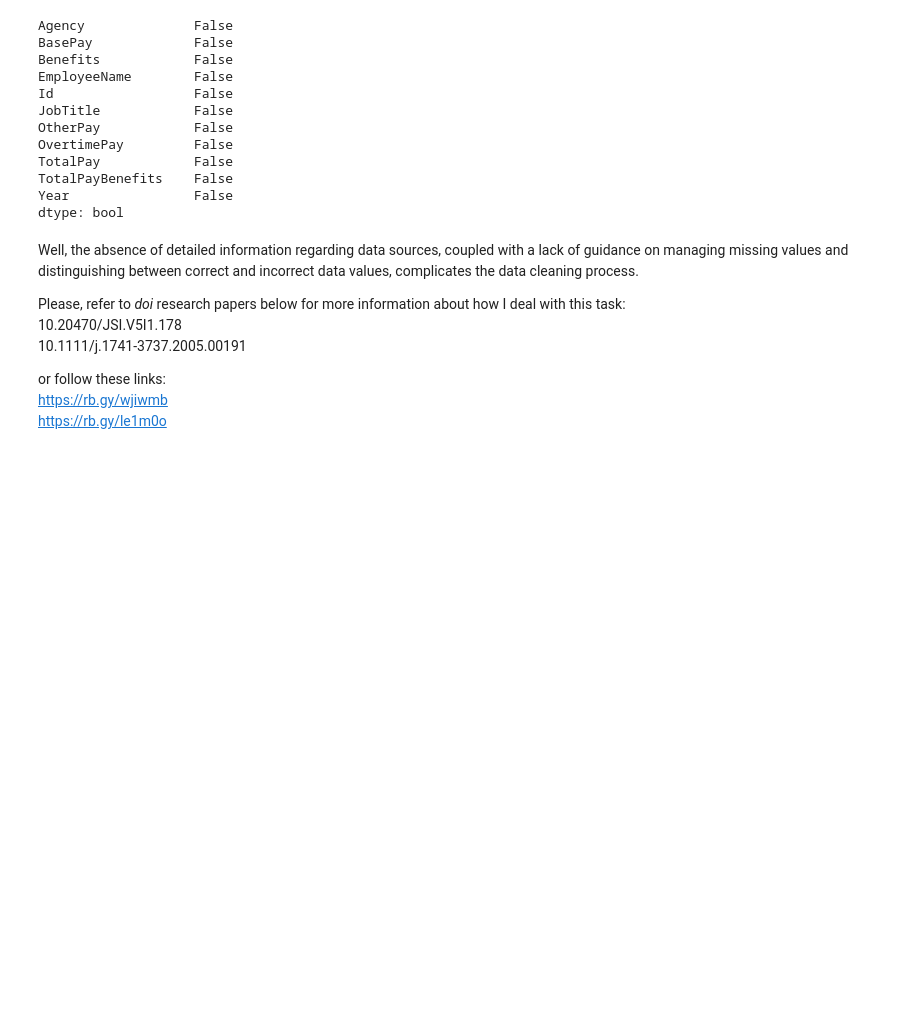
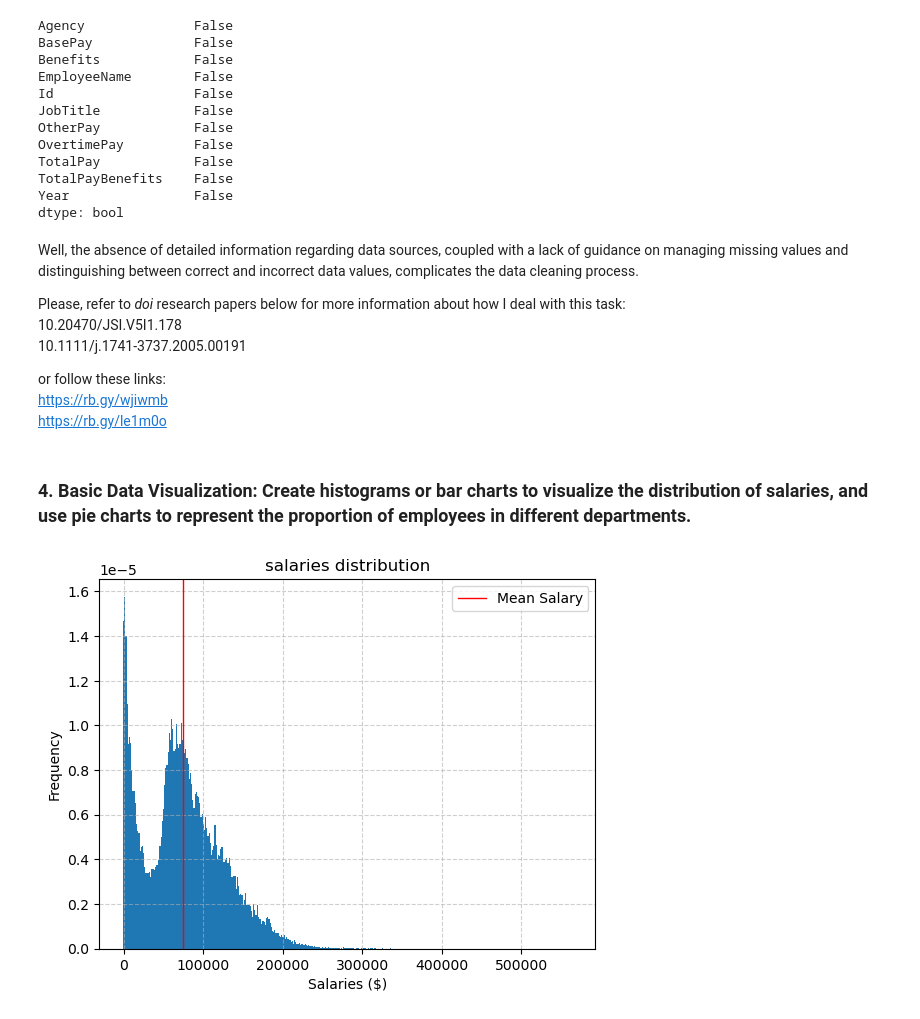
Before and after one commit to AMQ4/ShAI_BootCamp_Assignment, a Jupyter notebook: tasksol.ipynb, the cells around one changed output. Saved outputs shown, nothing was run; the diff lists cells and outputs as text; code cells hidden in the pictures; blank space fills up the shorter version.

```diff
--- a/tasksol.ipynb
+++ b/tasksol.ipynb
@@ -194,3 +194,26 @@ Please, refer to *doi* research papers below for more information about how I de
 or follow these links:
 https://rb.gy/wjiwmb <br>
 https://rb.gy/le1m0o
+# %% [markdown]
+### 4. **Basic Data Visualization**: Create histograms or bar charts to visualize the distribution of salaries, and use pie charts to represent the proportion of employees in different departments.
+# %%
+import matplotlib.pyplot as plt
+
+k = int(np.ceil((df.index[-1] + 1) ** 0.5))
+min, max = df.TotalPay.min(), df.TotalPay.max()
+R = max - min
+class_length = np.ceil(R/k)
+classes = [min + class_length * (j - 1) for j in range(k)]
+
+plt.hist(df.TotalPay, bins=classes, density=True)
+
+plt.title("salaries distribution")
+plt.ylabel("Frequency")
+plt.xlabel("Salaries ($)")
+plt.grid(True, linestyle='--', alpha=0.6)
+plt.axvline(df.TotalPay.mean(), color='red', linestyle='-', linewidth=1, label='Mean Salary')
+plt.legend()
+
+plt.show()
+# %% [output]
+[figure, added]
```
Also changed, not shown: parts of 6 cells of this notebook.
